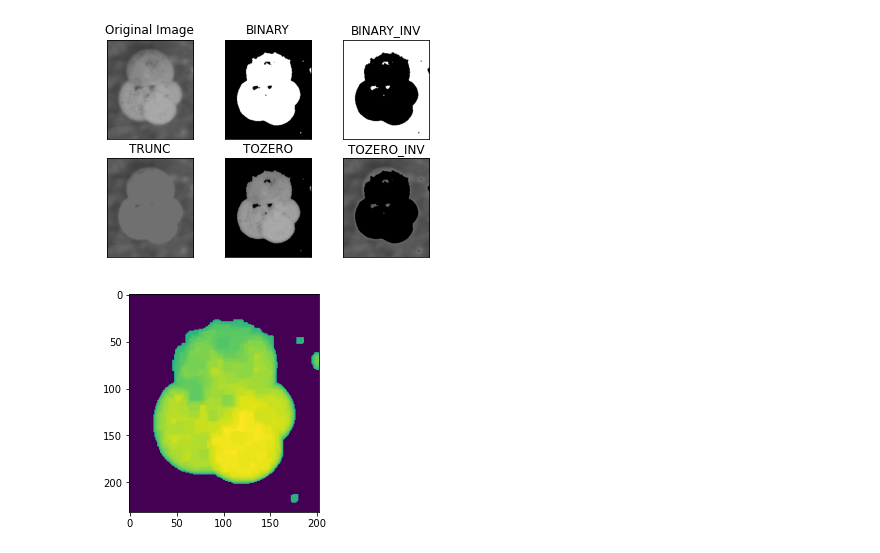
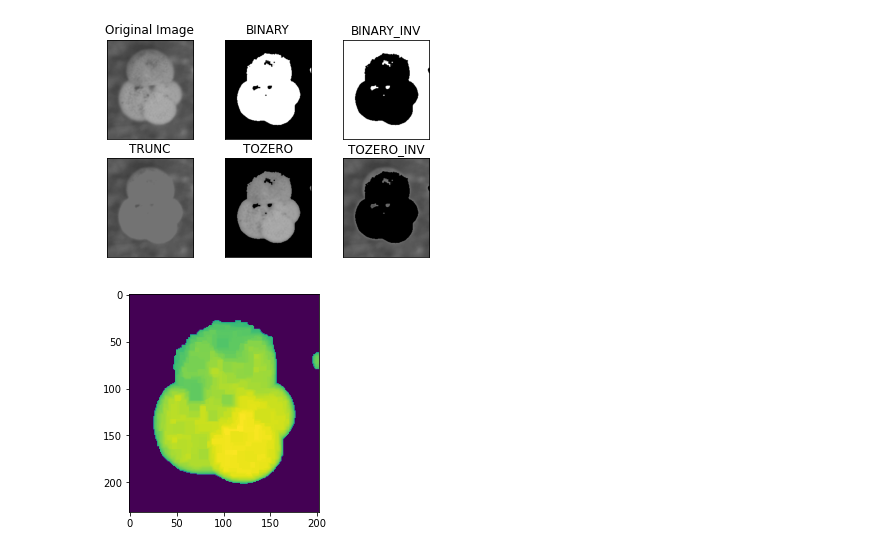
Before and after one commit to y1huac00/SummerProject, a Jupyter notebook: Utils/cv_experiments.ipynb, the cells around one changed output. Saved outputs shown, nothing was run; the diff lists cells and outputs as text; code cells hidden in the pictures.

```diff
--- a/Utils/cv_experiments.ipynb
+++ b/Utils/cv_experiments.ipynb
@@ -105,11 +116,11 @@ easyplot(imgs_NHM, names_NHM,2,3)
 # %% [output]
 [figure]
 # %%
-ret, thresh = cv2.threshold(NHM, 112, 255, cv2.THRESH_TOZERO)
+ret, thresh = cv2.threshold(NHM, 115, 255, cv2.THRESH_TOZERO)
 rect=cv2.getStructuringElement(cv2.MORPH_RECT, (3, 3))
 dilation = cv2.dilate(thresh,rect,iterations = 6)
 erosion = cv2.erode(dilation, rect, iterations=4)
 plt.imshow(erosion)
 plt.show()
 # %% [output]
-[figure, old version]
+[figure, new version]
```
Also changed, not shown: parts of 15 cells of this notebook.
